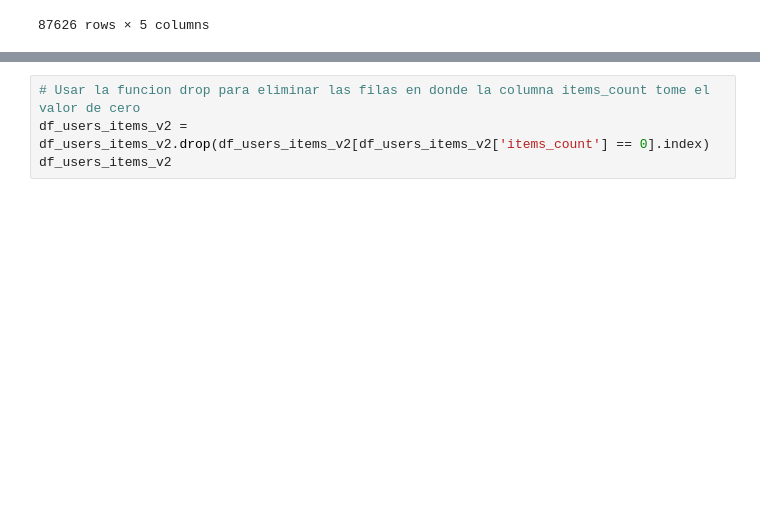
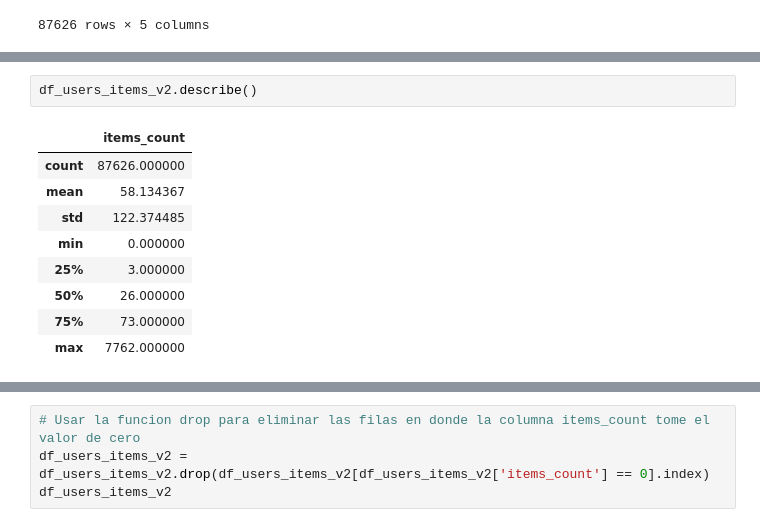
Before and after one commit to HaiderInfante/proyecto_01_henry_labs, a Jupyter notebook: proyecto_01_EDA_ETL.ipynb, the cells around one changed output, grey strips where cells are left out. Saved outputs shown, nothing was run; the diff lists cells and outputs as text; blank space fills up the shorter version.

```diff
--- a/proyecto_01_EDA_ETL.ipynb
+++ b/proyecto_01_EDA_ETL.ipynb
@@ -227,0 +302,12 @@ df_users_items_v2
+# %%
+df_users_items_v2.describe()
+# %% [output]
+|  | items_count |
+| count | 87626.000000 |
+| mean | 58.134367 |
+| std | 122.374485 |
+| min | 0.000000 |
+| 25% | 3.000000 |
+| 50% | 26.000000 |
+| 75% | 73.000000 |
+| max | 7762.000000 |
```
Also changed, not shown: parts of 140 cells of this notebook, 1 other file.
